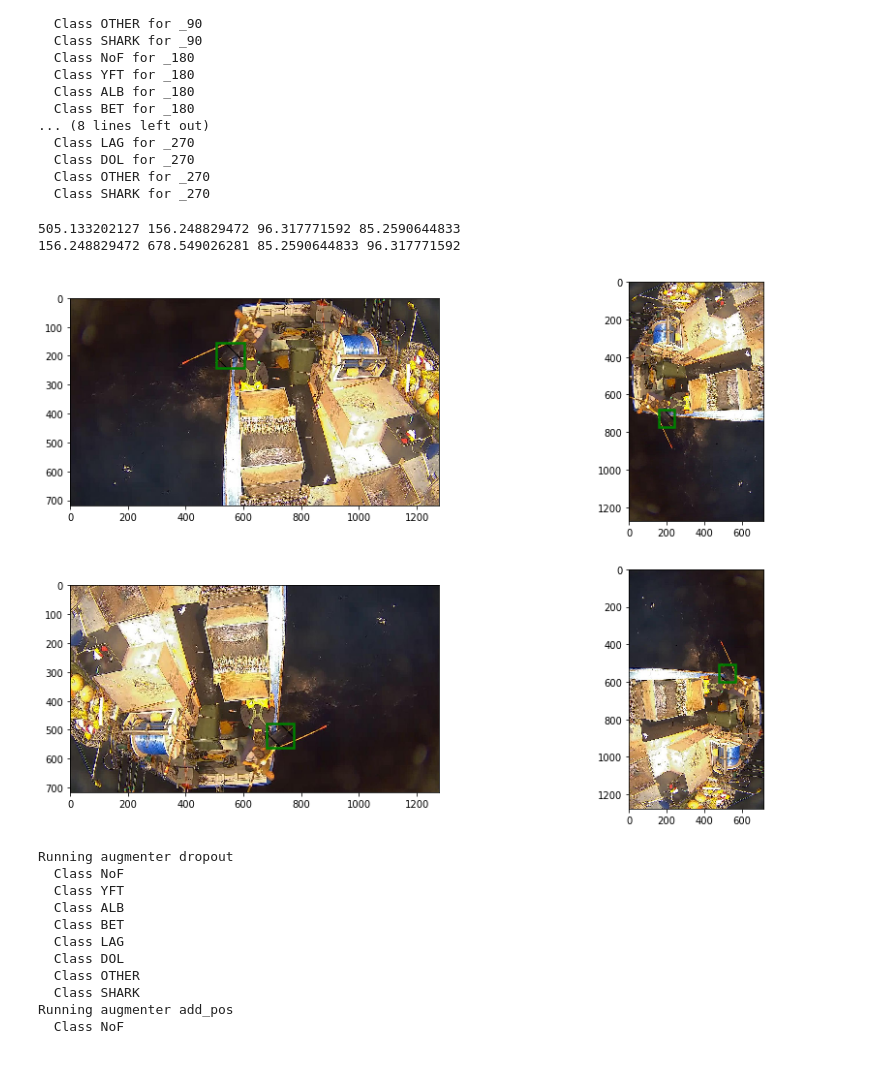
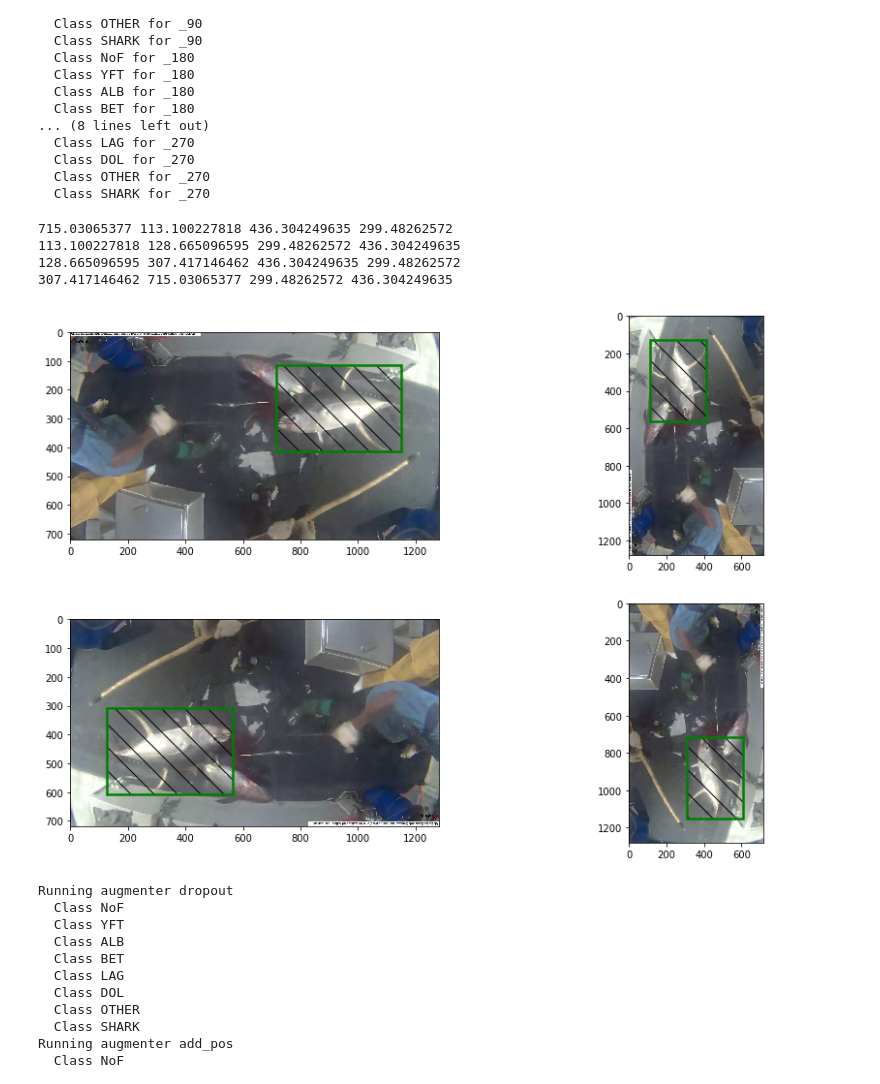
Before and after one commit to lqdreality/fisheries_monitoring, a Jupyter notebook: augmentation/generate_augmentations.ipynb, the cells around one changed output. Saved outputs shown, nothing was run; the diff lists cells and outputs as text; code cells hidden in the pictures.

```diff
--- a/augmentation/generate_augmentations.ipynb
+++ b/augmentation/generate_augmentations.ipynb
@@ -259,10 +256,9 @@ for param in params :
             f_img = ff_img.split('.')[0]
             fname = dir_name + '/' + class_i + '/' + f_img + param_name + '.jpg'
 
+            img = np.array(imread(ff_img))
             h,w,_ = img.shape
-
             if not os.path.exists(fname) or over_write : # Rotate and save the images
-                img = np.array(imread(ff_img))
                 aug_img = Image.fromarray(np.rot90(img, param[0]))
                 aug_img.save(fname)
 
@@ -282,7 +278,6 @@ for param in params :
                 elif param[0] == 3 : #270deg rotation
                     box_file_write = box_file_header + str(h-y-bb_h) + ',' + str(x) + ',' + str(bb_h) + ',' + str(bb_w) + '\n'
                     out_box.write(box_file_write)
-                    out_superbox.write(box_file_write)
             for i in xrange(len(super_boxes)) :
                 box = super_boxes.iloc[i,]
                 x, y, bb_w, bb_h = box[1], box[2], box[3], box[4]
@@ -317,7 +312,8 @@ out_superbox.close()
   Class SHARK for _270
 # %%
 # Validate the rotations
-img_file = 'YFT/img_02121'
+img_file = 'YFT/img_01973'
+#img_file = 'YFT/img_02121'
 #img_file = 'LAG/img_01221'
 box_file = LOCALIZER_DATA_DIR + '/rotate/boxes.csv'
 boxes = pd.read_csv(box_file, names = ["img", "x","y","width","height"])
@@ -354,6 +350,7 @@ for b in xrange(len(boxes_180)) :
     bb = boxes_180.iloc[b,]
     x, y, w, h = bb[1], bb[2], bb[3], bb[4]
     ax.add_patch(patches.Rectangle((x, y), w, h,hatch='\\',fill=False, color='g',linewidth=2.5))
+    print x, y, w, h
 ax = fig.add_subplot(2,2,4)
 #_, ax = plt.subplots(1, 1, figsize=(80, 12))
 ax.imshow(img_270)
@@ -361,36 +358,39 @@ for b in xrange(len(boxes_270)) :
     bb = boxes_270.iloc[b,]
     x, y, w, h = bb[1], bb[2], bb[3], bb[4]
     ax.add_patch(patches.Rectangle((x, y), w, h,hatch='\\',fill=False, color='g',linewidth=2.5))
+    print x, y, w, h
 #print orig_w
 #print orig_h
 #print c
 #new_width = np.ceil(2*orig_w*np.cos(angle))
 #new_height = np.ceil(2*orig_w*np.sin(angle))
 #print new_width
 #print new_height
 #pad_img = np.zeros((int(new_height), int(new_width), c))
 #augmenter = augmenters.Affine(rotate=45)
 #aug_img = augmenter.augment_image(img)
 #plt.imshow(img)
 #plt.show()
 #plt.imshow(rot_img)
 #plt.show()
 #bb_w = 250
 #bb_h = 150
 
 #ax = fig.add_subplot(1,2,1)
 #ax.imshow(img)
 #ax.add_patch(patches.Rectangle((600, 400),bb_w,bb_h,hatch='\\',fill=False, color='g'))
 #ax = fig.add_subplot(1,2,2)
 #ax.imshow(rot_img)
 #ax.add_patch(patches.Rectangle(((400), orig_w-(600+bb_w)),bb_h,bb_w,hatch='\\',fill=False, color='g')) #90deg
 #ax.add_patch(patches.Rectangle((orig_w-(600+bb_w), orig_h-(400+bb_h)),bb_w,bb_h,hatch='\\',fill=False, color='g')) #180deg
 #ax.add_patch(patches.Rectangle((orig_h-(400+bb_h), 600),bb_h,bb_w,hatch='\\',fill=False, color='g'))#270deg
 plt.show()
 # %% [output]
-505.133202127 156.248829472 96.317771592 85.2590644833
-156.248829472 678.549026281 85.2590644833 96.317771592
+715.03065377 113.100227818 436.304249635 299.48262572
+113.100227818 128.665096595 299.48262572 436.304249635
+128.665096595 307.417146462 436.304249635 299.48262572
+307.417146462 715.03065377 299.48262572 436.304249635
-[figure, old version]
+[figure, new version]
 # %%
 for k, v in aug_dict.iteritems() : # foreach augmentation
     print 'Running augmenter ' + k
```
Also changed, not shown: parts of 1 cell of this notebook, 3 other files.
